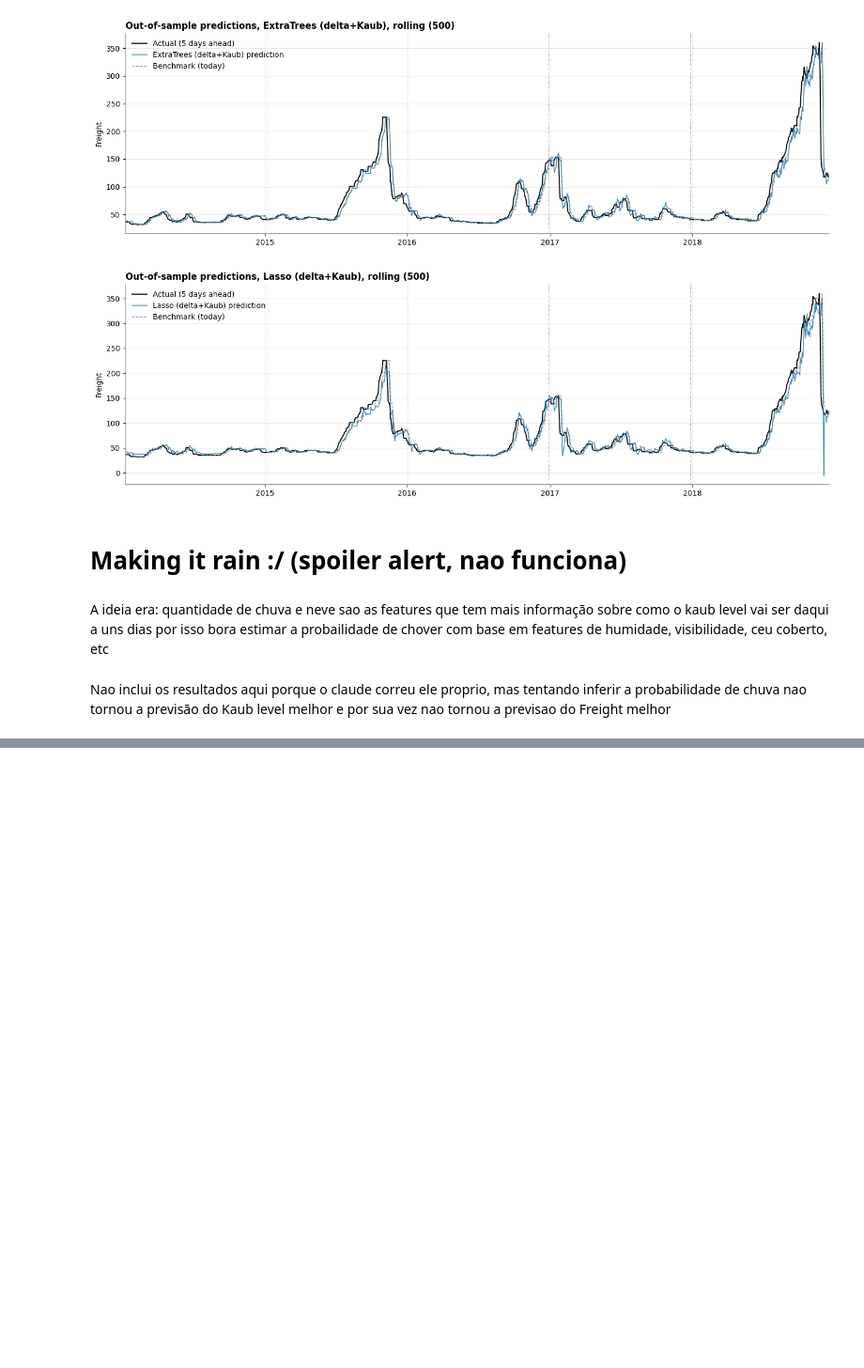
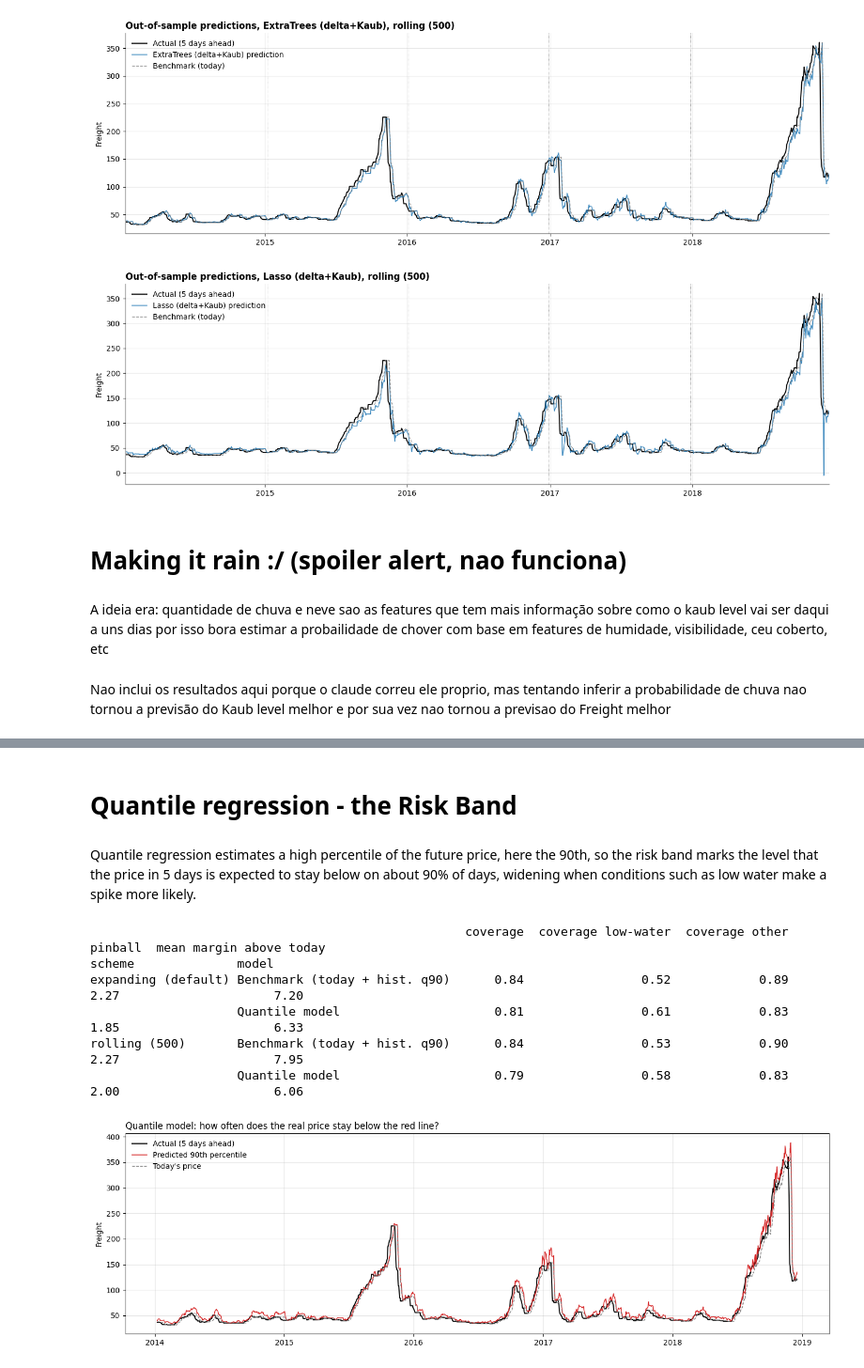
Before and after one commit to pejoCloser/Freight_Challenge, a Jupyter notebook: notebooks/02_initial_feature_engineering.ipynb, the cells around one changed output, grey strips where cells are left out. Shown at 94% size. Saved outputs shown, nothing was run; the diff lists cells and outputs as text; code cells hidden in the pictures; blank space fills up the shorter version.

Commit message:
quantile stuff

```diff
--- a/notebooks/02_initial_feature_engineering.ipynb
+++ b/notebooks/02_initial_feature_engineering.ipynb
@@ -1359,0 +1450,79 @@ Nao inclui os resultados aqui porque o claude correu ele proprio, mas tentando i
+# %% [markdown]
+# Quantile regression - the Risk Band
+# %% [markdown]
+Quantile regression estimates a high percentile of the future price, here the 90th, so the risk band marks the level that the price in 5 days is expected to stay below on about 90% of days, widening when conditions such as low water make a spike more likely.
+# %%
+import numpy as np, pandas as pd
+from sklearn.ensemble import HistGradientBoostingRegressor
+
+# ---------- features: only information up to day t ----------
+def build_features(df):
+    F, K = df["Freight"], df["Kaub_level"]
+    X = pd.DataFrame(index=df.index)
+    for i in range(3):                                   # Freight's recent daily changes
+        X[f"dF_l{i}"] = F.diff().shift(i)
+    X["Freight"] = F                                     # price level (regime)
+    X["Kaub"] = K                                        # river level (regime)
+    for d in (1, 3, 5, 10):                              # river dynamics
+        X[f"Kaub_d{d}"] = K.diff(d)
+    return X.fillna(0)
+
+def pinball(y_true, y_pred, tau):
+    e = y_true - y_pred
+    return np.mean(np.maximum(tau * e, (tau - 1) * e))   # under-prediction costs tau, over-prediction costs 1-tau
+
+TAU     = 0.90
+Xq      = build_features(df_model)
+today   = df_model["Freight"]
+y_delta = y - today                                      # model the 5-day change, then add today's price back
+
+rows, preds_q = [], []
+for scheme, tscv_ in splitters.items():
+    for fold, (tr, te) in enumerate(tscv_.split(Xq)):
+        # quantile model
+        m = HistGradientBoostingRegressor(loss="quantile", quantile=TAU, max_depth=3,
+                                          learning_rate=0.05, max_iter=200,
+                                          min_samples_leaf=20, random_state=0)
+        m.fit(Xq.iloc[tr], y_delta.iloc[tr])
+        q_model = today.iloc[te] + m.predict(Xq.iloc[te])
+
+        # benchmark: today + the historical 90th percentile of the 5-day change (a constant)
+        q_base  = today.iloc[te] + np.quantile(y_delta.iloc[tr], TAU)
+
+        y_true = y.iloc[te]
+        low_water = df_model["Kaub_level"].iloc[te] < 100          # regime at the time of the forecast
+        for name, q in [("Quantile model", q_model), ("Benchmark (today + hist. q90)", q_base)]:
+            rows.append({"scheme": scheme, "fold": fold, "model": name,
+                         "coverage": (y_true <= q).mean(),                       # target: 0.90
+                         "coverage low-water": (y_true[low_water] <= q[low_water]).mean() if low_water.any() else np.nan,
+                         "coverage other": (y_true[~low_water] <= q[~low_water]).mean(),
+                         "pinball": pinball(y_true, q, TAU),                     # lower is better
+                         "mean margin above today": (q - today.iloc[te]).mean()})
+        preds_q.append(pd.DataFrame({"scheme": scheme, "fold": fold, "Date": dates.iloc[te].values,
+                                     "actual": y_true.values, "q90": q_model.values,
+                                     "today": today.iloc[te].values}))
+
+res_q   = pd.DataFrame(rows)
+preds_q = pd.concat(preds_q, ignore_index=True)
+
+print(res_q.groupby(["scheme", "model"])[["coverage", "coverage low-water", "coverage other",
+                                           "pinball", "mean margin above today"]].mean().round(2).to_string())
+
+# ---------- plot: actual price vs predicted 90th percentile (last 150 days of the expanding scheme) ----------
+import matplotlib.pyplot as plt
+p = preds_q[preds_q["scheme"] == "expanding (default)"].sort_values("Date")#.tail(150)
+fig, ax = plt.subplots(figsize=(14, 4.5))
+ax.plot(p["Date"], p["actual"], color="black", lw=1.4, label="Actual (5 days ahead)")
+ax.plot(p["Date"], p["q90"], color="tab:red", lw=1.1, label="Predicted 90th percentile")
+ax.plot(p["Date"], p["today"], color="tab:grey", ls="--", lw=1, label="Today's price")
+ax.set_ylabel("Freight"); ax.legend(frameon=False); ax.grid(alpha=0.3)
+ax.set_title("Quantile model: how often does the real price stay below the red line?", loc="left")
+plt.tight_layout(); plt.show()
+# %% [output]
+                                                   coverage  coverage low-water  coverage other  pinball  mean margin above today
+scheme              model
+expanding (default) Benchmark (today + hist. q90)      0.84                0.52            0.89     2.27                     7.20
+                    Quantile model                     0.81                0.61            0.83     1.85                     6.33
+rolling (500)       Benchmark (today + hist. q90)      0.84                0.53            0.90     2.27                     7.95
+                    Quantile model                     0.79                0.58            0.83     2.00                     6.06
+[figure, added]
```
Also changed, not shown: parts of 12 cells of this notebook.
